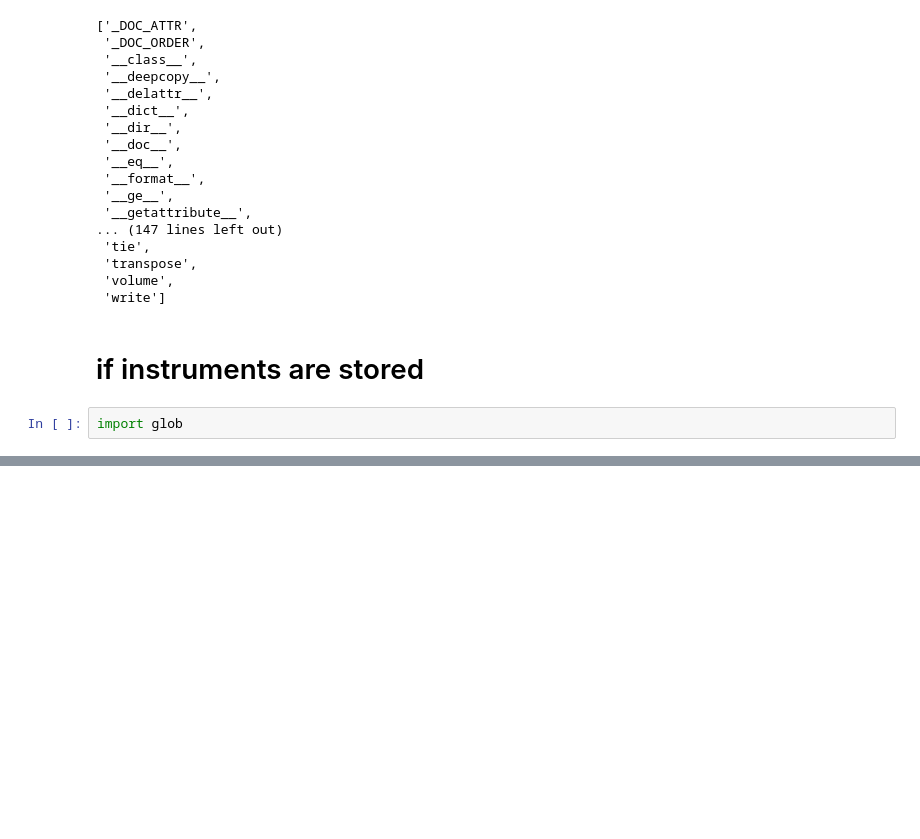
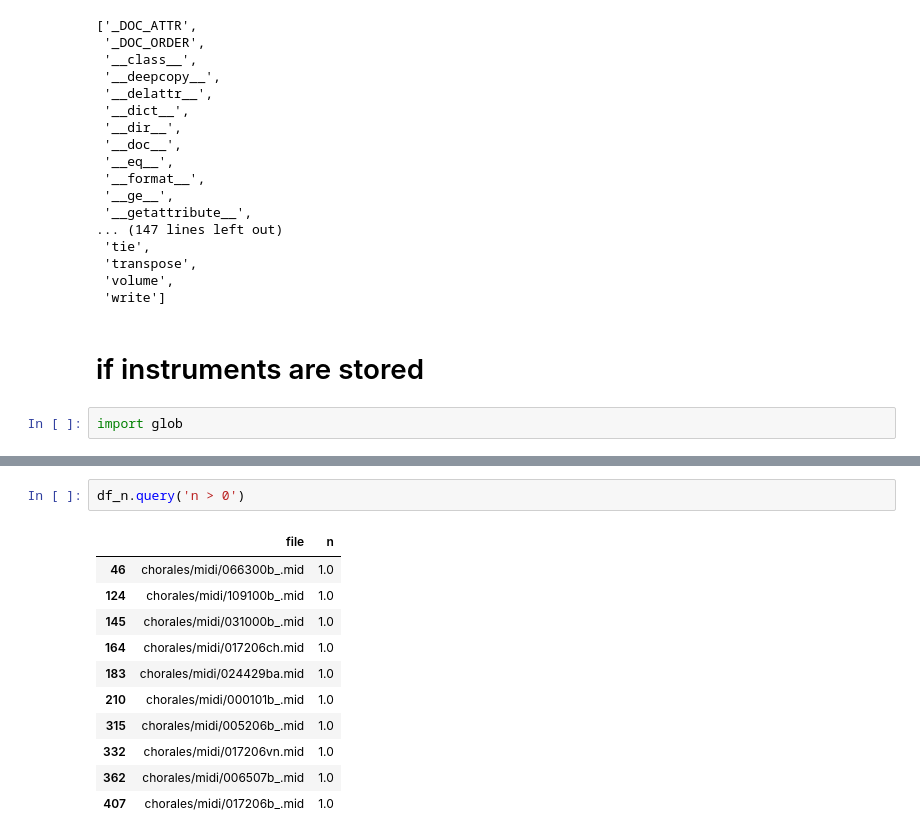
Before and after one commit to unagiinu2k/deepjazz_in_a_file, a Jupyter notebook: understand_various_midi_files.ipynb, the cells around one changed output, grey strips where cells are left out. Saved outputs shown, nothing was run; the diff lists cells and outputs as text; blank space fills up the shorter version.

```diff
--- a/understand_various_midi_files.ipynb
+++ b/understand_various_midi_files.ipynb
@@ -91,0 +138,14 @@ tmp
+# %%
+df_n.query('n > 0')
+# %% [output]
+|  | file | n |
+| 46 | chorales/midi/066300b_.mid | 1.0 |
+| 124 | chorales/midi/109100b_.mid | 1.0 |
+| 145 | chorales/midi/031000b_.mid | 1.0 |
+| 164 | chorales/midi/017206ch.mid | 1.0 |
+| 183 | chorales/midi/024429ba.mid | 1.0 |
+| 210 | chorales/midi/000101b_.mid | 1.0 |
+| 315 | chorales/midi/005206b_.mid | 1.0 |
+| 332 | chorales/midi/017206vn.mid | 1.0 |
+| 362 | chorales/midi/006507b_.mid | 1.0 |
+| 407 | chorales/midi/017206b_.mid | 1.0 |
```
Also changed, not shown: parts of 10 cells of this notebook, 4 other files.
